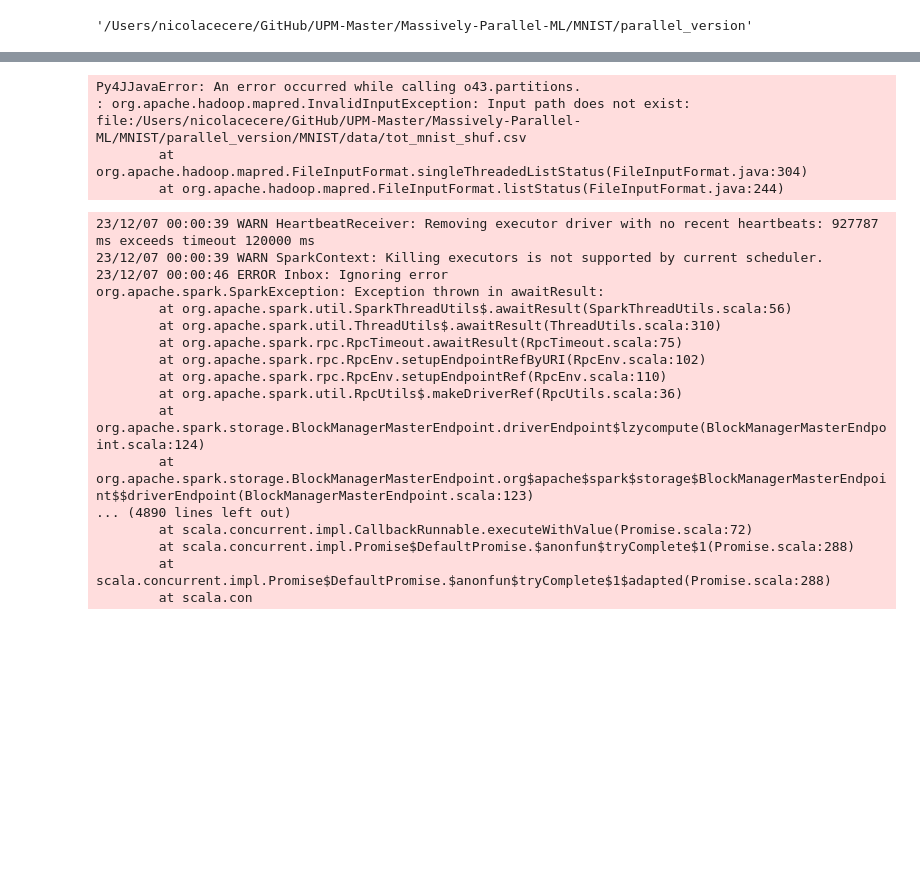
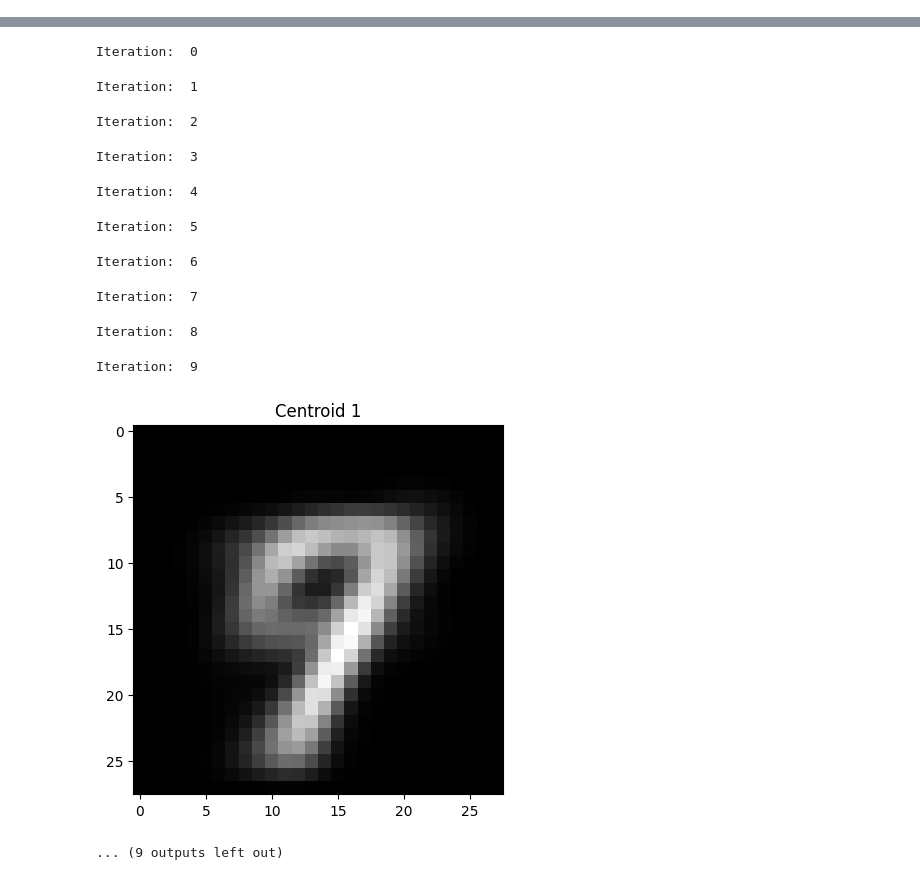
Before and after one commit to nicola-cecere/Massively-Parallel-ML, a Jupyter notebook: MNIST/parallel_version/mnist_parallelized.ipynb, the cells around one changed output, grey strips where cells are left out. Saved outputs shown, nothing was run; the diff lists cells and outputs as text; code cells hidden in the pictures; blank space fills up the shorter version.

```diff
--- a/MNIST/parallel_version/mnist_parallelized.ipynb
+++ b/MNIST/parallel_version/mnist_parallelized.ipynb
@@ -4,0 +52,18 @@ cd ..
+# %%
+import numpy as np
+
+def parallelAssign2cluster(x, centroids):
+    min_distance = np.inf  # Initialize the minimum distance to infinity
+    closest_centroid_index = -1  # Initialize the index of the closest centroid
+
+    # Iterate over each centroid to compute the Euclidean distance to the data point x
+    for j, centroid in enumerate(centroids):
+        centroid = np.array(centroid)  # Ensure centroid is a NumPy array
+        distance = np.sqrt(np.sum((x - centroid) ** 2))
+
+        # If the computed distance is less than the current minimum, update the minimum and index
+        if distance < min_distance:
+            min_distance = distance
+            closest_centroid_index = j
+
+    return (closest_centroid_index, (np.array(x), 1))
@@ -28,21 +145,19 @@ def plot_centroids(centroids, image_size=(28, 28)):
         plt.imshow(image, cmap="gray")
         plt.title(f"Centroid {i+1}")
         plt.show()
-# %%
-current_directory
-# %% [output]
-'/Users/nicolacecere/GitHub/UPM-Master/Massively-Parallel-ML/MNIST/parallel_version'
 # %%
-os.environ["PYSPARK_PYTHON"] = sys.executable
-os.environ["PYSPARK_DRIVER_PYTHON"] = sys.executable
+if __name__ == "__main__":
+    os.environ["PYSPARK_PYTHON"] = sys.executable
+    os.environ["PYSPARK_DRIVER_PYTHON"] = sys.executable
 
-sc = SparkContext.getOrCreate()
-current_directory = os.getcwd()
-sc.addPyFile(current_directory + "/MNIST/parallel_version/" + "read.py")
-sc.addPyFile(current_directory + "/MNIST/parallel_version/" + "kmeans.py")
-# read data
-data = parallelReadFile("MNIST/data/tot_mnist_shuf.csv")
-data_cache = data.cache()
-centroids = parallelKMeans(data_cache, 10, 10)
-plot_centroids(centroids)
+    sc = SparkContext.getOrCreate()
+    current_directory = os.getcwd()
+    sc.addPyFile(current_directory + "/MNIST/parallel_version/read.py")
+    sc.addPyFile(current_directory + "/MNIST/parallel_version/kmeans.py")
+    # read data
+    data = parallelReadFile("../data/tot_mnist_shuf.csv")
+    # optimize performance
+    data_cache = data.cache()
+    centroids = parallelKMeans(data_cache, 10, 10)
+    plot_centroids(centroids)
 # %% [output]
@@ -51,21 +168,12 @@ plot_centroids(centroids)
-Py4JJavaError: An error occurred while calling o43.partitions.
-: org.apache.hadoop.mapred.InvalidInputException: Input path does not exist: file:/Users/nicolacecere/GitHub/UPM-Master/Massively-Parallel-ML/MNIST/parallel_version/MNIST/data/tot_mnist_shuf.csv
-        at org.apache.hadoop.mapred.FileInputFormat.singleThreadedListStatus(FileInputFormat.java:304)
-        at org.apache.hadoop.mapred.FileInputFormat.listStatus(FileInputFormat.java:244)
+Iteration:  0
-23/12/07 00:00:39 WARN HeartbeatReceiver: Removing executor driver with no recent heartbeats: 927787 ms exceeds timeout 120000 ms
-23/12/07 00:00:39 WARN SparkContext: Killing executors is not supported by current scheduler.
-23/12/07 00:00:46 ERROR Inbox: Ignoring error
-org.apache.spark.SparkException: Exception thrown in awaitResult:
-        at org.apache.spark.util.SparkThreadUtils$.awaitResult(SparkThreadUtils.scala:56)
-        at org.apache.spark.util.ThreadUtils$.awaitResult(ThreadUtils.scala:310)
-        at org.apache.spark.rpc.RpcTimeout.awaitResult(RpcTimeout.scala:75)
-        at org.apache.spark.rpc.RpcEnv.setupEndpointRefByURI(RpcEnv.scala:102)
-        at org.apache.spark.rpc.RpcEnv.setupEndpointRef(RpcEnv.scala:110)
-        at org.apache.spark.util.RpcUtils$.makeDriverRef(RpcUtils.scala:36)
-        at org.apache.spark.storage.BlockManagerMasterEndpoint.driverEndpoint$lzycompute(BlockManagerMasterEndpoint.scala:124)
-        at org.apache.spark.storage.BlockManagerMasterEndpoint.org$apache$spark$storage$BlockManagerMasterEndpoint$$driverEndpoint(BlockManagerMasterEndpoint.scala:123)
-... (4890 lines left out)
-        at scala.concurrent.impl.CallbackRunnable.executeWithValue(Promise.scala:72)
-        at scala.concurrent.impl.Promise$DefaultPromise.$anonfun$tryComplete$1(Promise.scala:288)
-        at scala.concurrent.impl.Promise$DefaultPromise.$anonfun$tryComplete$1$adapted(Promise.scala:288)
-        at scala.con
+Iteration:  1
+Iteration:  2
+Iteration:  3
+Iteration:  4
+Iteration:  5
+Iteration:  6
+Iteration:  7
+Iteration:  8
+Iteration:  9
+[figure, added]
+... (9 outputs left out)
```
Also changed, not shown: parts of 10 cells of this notebook, 1 other file.
